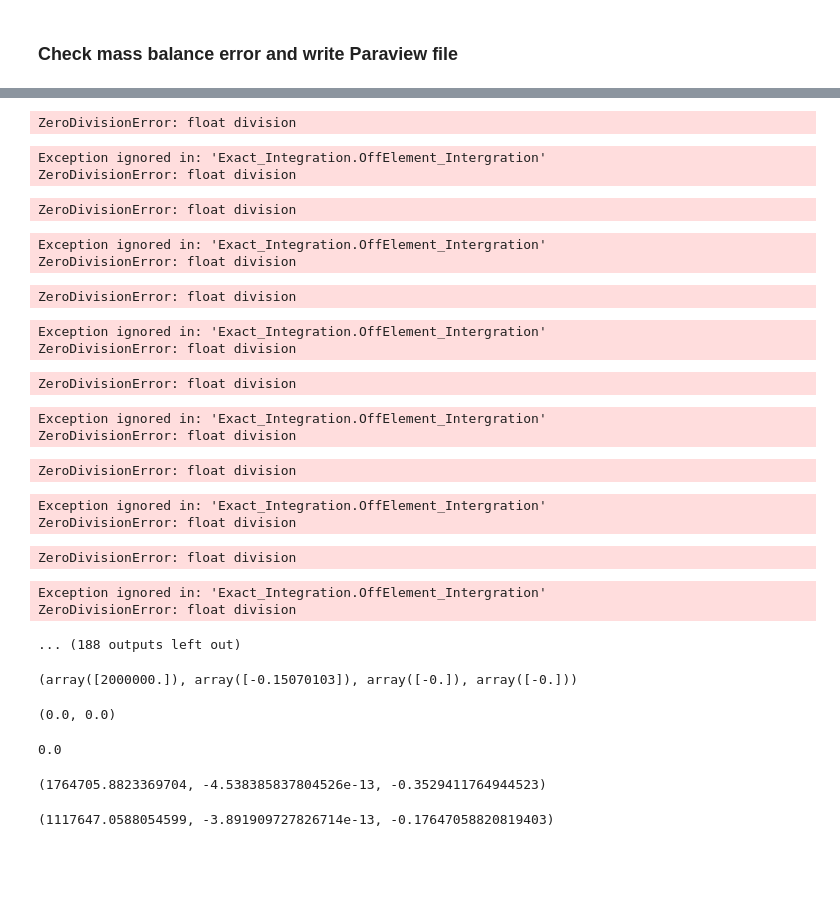
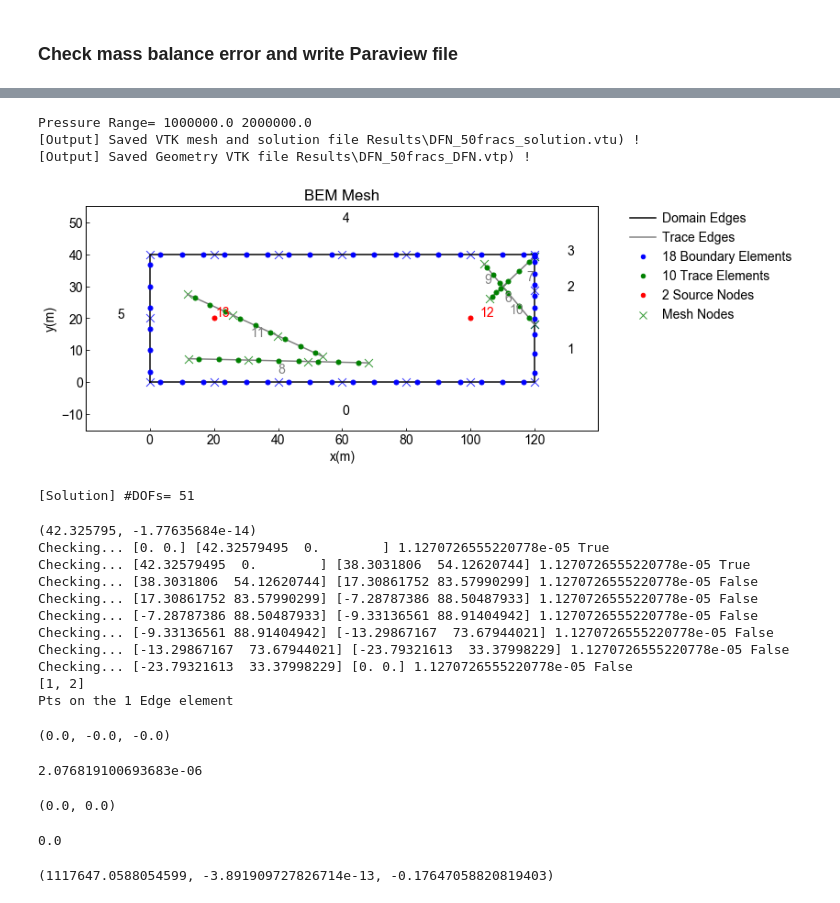
Before and after one commit to BinWang0213/PyDFN3D, a Jupyter notebook: Examples/ComplexDFNs.ipynb, the cells around one changed output, grey strips where cells are left out. Drawn from its saved outputs; the diff is of its cells as text; code cells hidden in the pictures; blank space fills up the shorter version.

```diff
--- a/Examples/ComplexDFNs.ipynb
+++ b/Examples/ComplexDFNs.ipynb
@@ -174,39 +220,44 @@ print('[Mass Balance]',abs(Q_in+Q_out))
 # %%
 #Mesh=Case1.writeSolution(mesh_input='..\Datas\DFN_4fracs_Well.msh',fname='DFN_4fracs_Well.vtp')
-Mesh=Case1.writeSolution(mesh_input='..\Datas\DFN_400fracs.msh',fname='DFN_400fracs.vtp')
+#Mesh=Case1.writeSolution(mesh_input='..\Datas\DFN_400fracs.msh',fname='DFN_400fracs.vtp')
+Mesh=Case1.writeSolution(mesh_input='..\Datas\DFN_50fracs.msh',fname='DFN_50fracs.vtu')
+Mesh=Case1.writeDFN(fname='DFN_50fracs.vtp')
 # %% [output]
-ZeroDivisionError: float division
+Pressure Range= 1000000.0 2000000.0
+[Output] Saved VTK mesh and solution file Results\DFN_50fracs_solution.vtu) !
+[Output] Saved Geometry VTK file Results\DFN_50fracs_DFN.vtp) !
-Exception ignored in: 'Exact_Integration.OffElement_Intergration'
-ZeroDivisionError: float division
-ZeroDivisionError: float division
-Exception ignored in: 'Exact_Integration.OffElement_Intergration'
-ZeroDivisionError: float division
-ZeroDivisionError: float division
-Exception ignored in: 'Exact_Integration.OffElement_Intergration'
-ZeroDivisionError: float division
-ZeroDivisionError: float division
-Exception ignored in: 'Exact_Integration.OffElement_Intergration'
-ZeroDivisionError: float division
-ZeroDivisionError: float division
-Exception ignored in: 'Exact_Integration.OffElement_Intergration'
-ZeroDivisionError: float division
-ZeroDivisionError: float division
-Exception ignored in: 'Exact_Integration.OffElement_Intergration'
-ZeroDivisionError: float division
-... (188 outputs left out)
-# %%
-Case1.FlowSolver.SubProblems[2].PostProcess.get_BDSolution(7)
-# %% [output]
-(array([2000000.]), array([-0.15070103]), array([-0.]), array([-0.]))
+# %%
+Case1.FlowSolver.showMesh(13,scale=2.0)
+# %% [output]
+[figure, added]
+# %%
+xx=Case1.FlowSolver.SubProblems[0].Solve()
+# %% [output]
+[Solution] #DOFs= 51
+# %%
+Case1.FlowSolver.SubProblems[0].get_Solution((4.23257950e+01,-1.77635684e-14))
+# %% [output]
+(42.325795, -1.77635684e-14)
+Checking... [0. 0.] [42.32579495  0.        ] 1.1270726555220778e-05 True
+Checking... [42.32579495  0.        ] [38.3031806  54.12620744] 1.1270726555220778e-05 True
+Checking... [38.3031806  54.12620744] [17.30861752 83.57990299] 1.1270726555220778e-05 False
+Checking... [17.30861752 83.57990299] [-7.28787386 88.50487933] 1.1270726555220778e-05 False
+Checking... [-7.28787386 88.50487933] [-9.33136561 88.91404942] 1.1270726555220778e-05 False
+Checking... [-9.33136561 88.91404942] [-13.29867167  73.67944021] 1.1270726555220778e-05 False
+Checking... [-13.29867167  73.67944021] [-23.79321613  33.37998229] 1.1270726555220778e-05 False
+Checking... [-23.79321613  33.37998229] [0. 0.] 1.1270726555220778e-05 False
+[1, 2]
+Pts on the 1 Edge element
+(0.0, -0.0, -0.0)
+# %%
+1791.4729203052057-1791.4729182283866
+# %% [output]
+2.076819100693683e-06
 # %%
 Case1.FlowSolver.SubProblems[3].PostProcess.get_BDFlux(2)
 # %% [output]
 (0.0, 0.0)
 0.0
-# %%
-Case1.FlowSolver.SubProblems[2].get_Solution((0.5,0.5))
-# %% [output]
-(1764705.8823369704, -4.538385837804526e-13, -0.3529411764944523)
 # %%
 Case1.FlowSolver.SubProblems[1].get_Solution((0.5,0.2))
 # %% [output]
```
Also changed, not shown: parts of 8 cells of this notebook, 10 other files.
